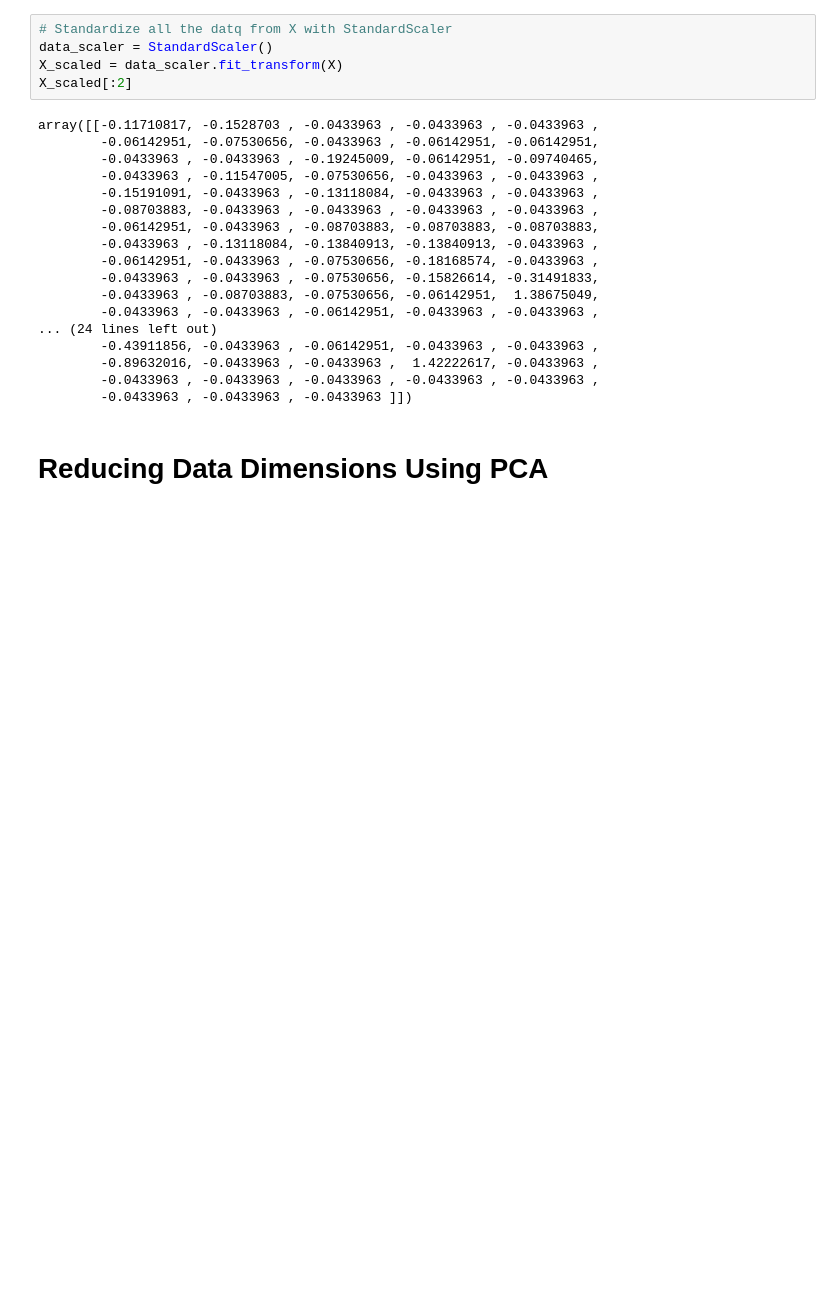
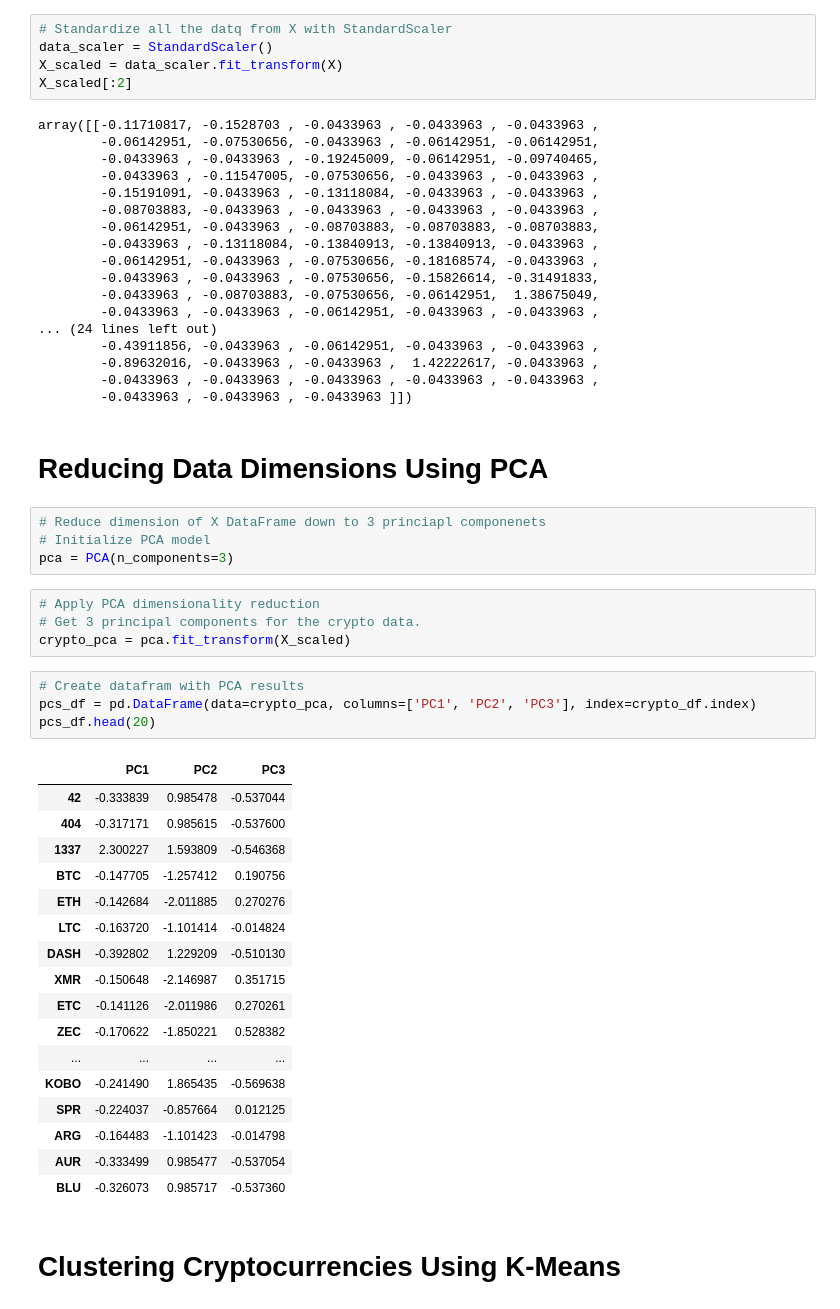
Before and after one commit to mspamelalea/Cryptocurrencies, a Jupyter notebook: CryptoCurrencyClustering.ipynb, the cells around one changed output. Cells and saved outputs as stored; diff of their text form; blank space fills up the shorter version.

Commit message:
PCA dimension reduction code

```diff
--- a/CryptoCurrencyClustering.ipynb
+++ b/CryptoCurrencyClustering.ipynb
@@ -125,3 +128,35 @@ array([[-0.11710817, -0.1528703 , -0.0433963 , -0.0433963 , -0.0433963 ,
         -0.0433963 , -0.0433963 , -0.0433963 ]])
 # %% [markdown]
 # Reducing Data Dimensions Using PCA
+# %%
+# Reduce dimension of X DataFrame down to 3 princiapl componenets
+# Initialize PCA model
+pca = PCA(n_components=3)
+# %%
+# Apply PCA dimensionality reduction
+# Get 3 principal components for the crypto data.
+crypto_pca = pca.fit_transform(X_scaled)
+# %%
+# Create datafram with PCA results
+pcs_df = pd.DataFrame(data=crypto_pca, columns=['PC1', 'PC2', 'PC3'], index=crypto_df.index)
+pcs_df.head(20)
+# %% [output]
+|  | PC1 | PC2 | PC3 |
+| 42 | -0.333839 | 0.985478 | -0.537044 |
+| 404 | -0.317171 | 0.985615 | -0.537600 |
+| 1337 | 2.300227 | 1.593809 | -0.546368 |
+| BTC | -0.147705 | -1.257412 | 0.190756 |
+| ETH | -0.142684 | -2.011885 | 0.270276 |
+| LTC | -0.163720 | -1.101414 | -0.014824 |
+| DASH | -0.392802 | 1.229209 | -0.510130 |
+| XMR | -0.150648 | -2.146987 | 0.351715 |
+| ETC | -0.141126 | -2.011986 | 0.270261 |
+| ZEC | -0.170622 | -1.850221 | 0.528382 |
+| ... | ... | ... | ... |
+| KOBO | -0.241490 | 1.865435 | -0.569638 |
+| SPR | -0.224037 | -0.857664 | 0.012125 |
+| ARG | -0.164483 | -1.101423 | -0.014798 |
+| AUR | -0.333499 | 0.985477 | -0.537054 |
+| BLU | -0.326073 | 0.985717 | -0.537360 |
+# %% [markdown]
+# Clustering Cryptocurrencies Using K-Means
```
Also changed, not shown: parts of 1 cell of this notebook.
